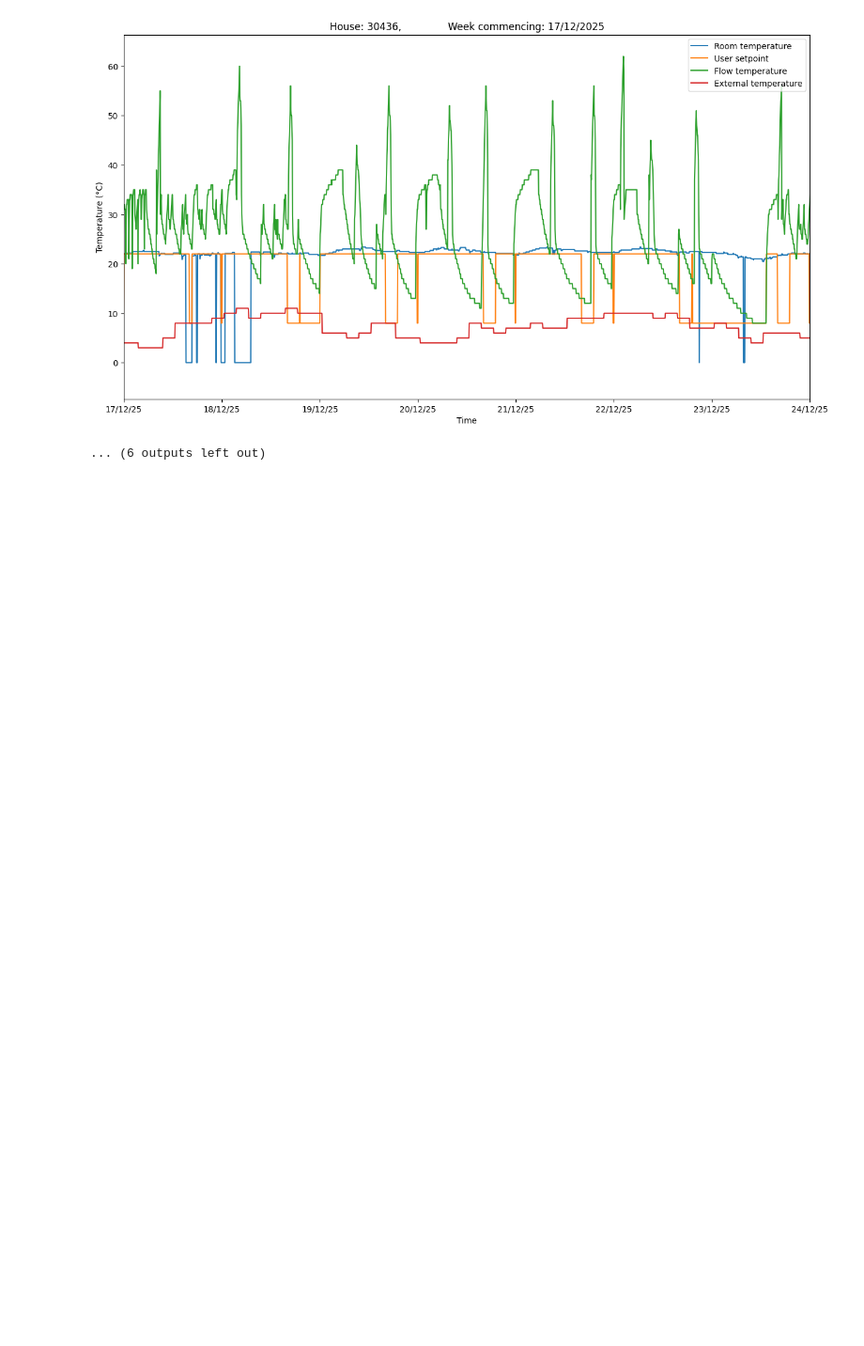
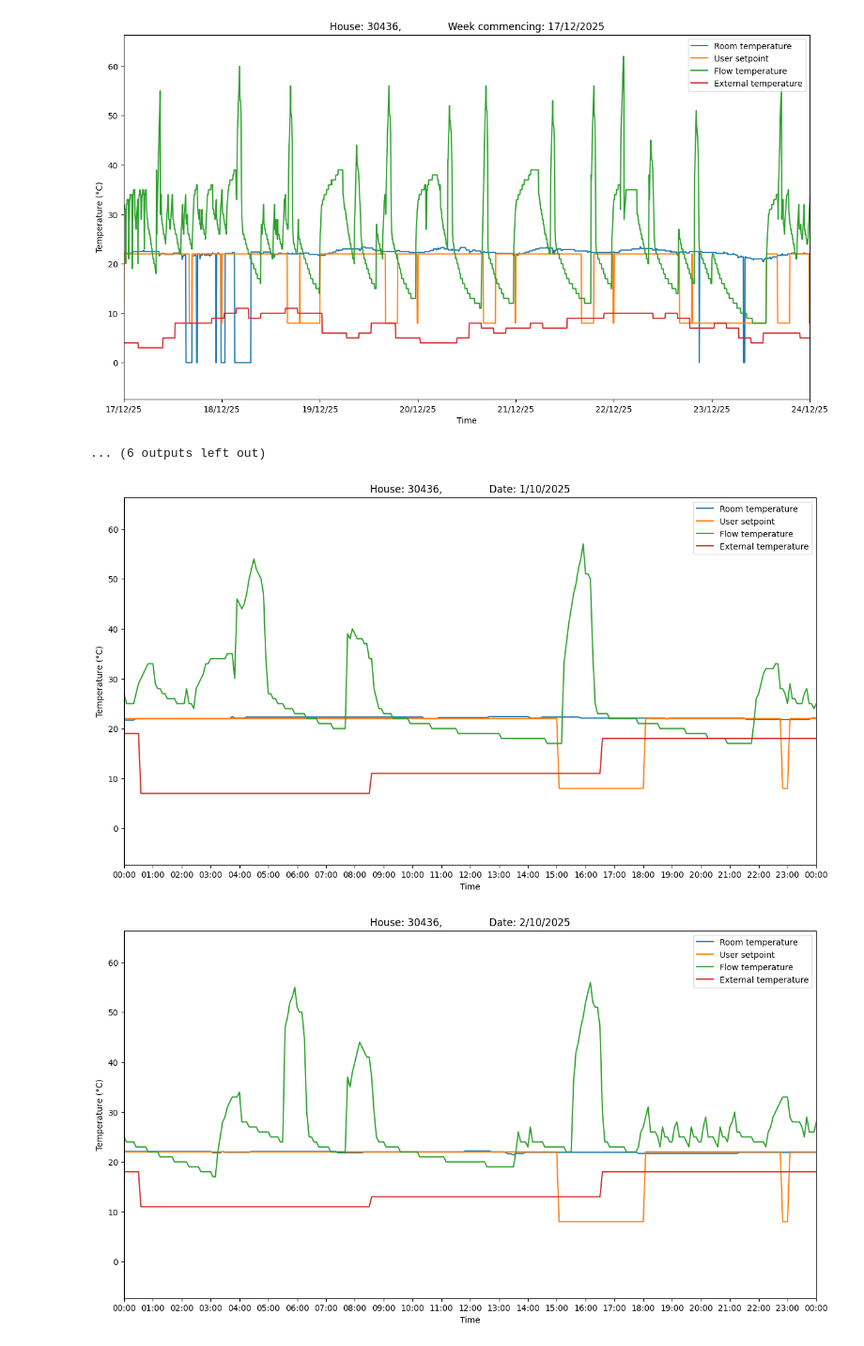
Before and after one commit to PracticeOrientedAICDT/PassivUK_Project_Spring_2026, a Jupyter notebook: EDA.ipynb, the cells around one changed output. Shown at 94% size. Saved outputs shown, nothing was run; the diff lists cells and outputs as text; code cells hidden in the pictures; blank space fills up the shorter version.

Commit message:
feat - day plots added back in

```diff
--- a/EDA.ipynb
+++ b/EDA.ipynb
@@ -76,3 +76,24 @@ for i in range(num_weeks-1):
 [figure]
 [figure]
 ... (6 outputs left out)
+# %%
+for i in range(7): # num_days):
+    # Plot temperature variation across training dataset
+    fig = plt.figure(figsize=(15,8))
+    plt.plot(house_df["Datetime"], house_df["Room temperature (Zone 1) (°C)"], label="Room temperature")
+    plt.plot(house_df["Datetime"], house_df["Setpoint temperature (Zone 1) (°C)"], label="User setpoint")
+    plt.plot(house_df["Datetime"], house_df["Flow temperature (°C)"], label="Flow temperature")
+    plt.plot(house_df["Datetime"], house_df["External temperature (°C)"], label="External temperature")
+    ax = plt.gca()
+    ax.xaxis.set_major_locator(HourLocator(interval=1))
+    ax.xaxis.set_major_formatter(DateFormatter('%H:%M'))
+    plt.xlabel("Time")
+    plt.ylabel("Temperature (°C)")
+    plt.xlim(house_df["Datetime"][i*datapoints_in_day], house_df["Datetime"][datapoints_in_day+i*datapoints_in_day])
+    plt.title(f"House: {house_id}, \
+              Date: {house_df["Datetime"][i*(datapoints_in_day)].day}/{house_df["Datetime"][i*(datapoints_in_day)].month}/{house_df["Datetime"][i*(datapoints_in_day)].year}")
+    plt.legend()
+    plt.show()
+# %% [output]
+[figure, added]
+[figure, added]
```
Also changed, not shown: parts of 2 cells of this notebook.
